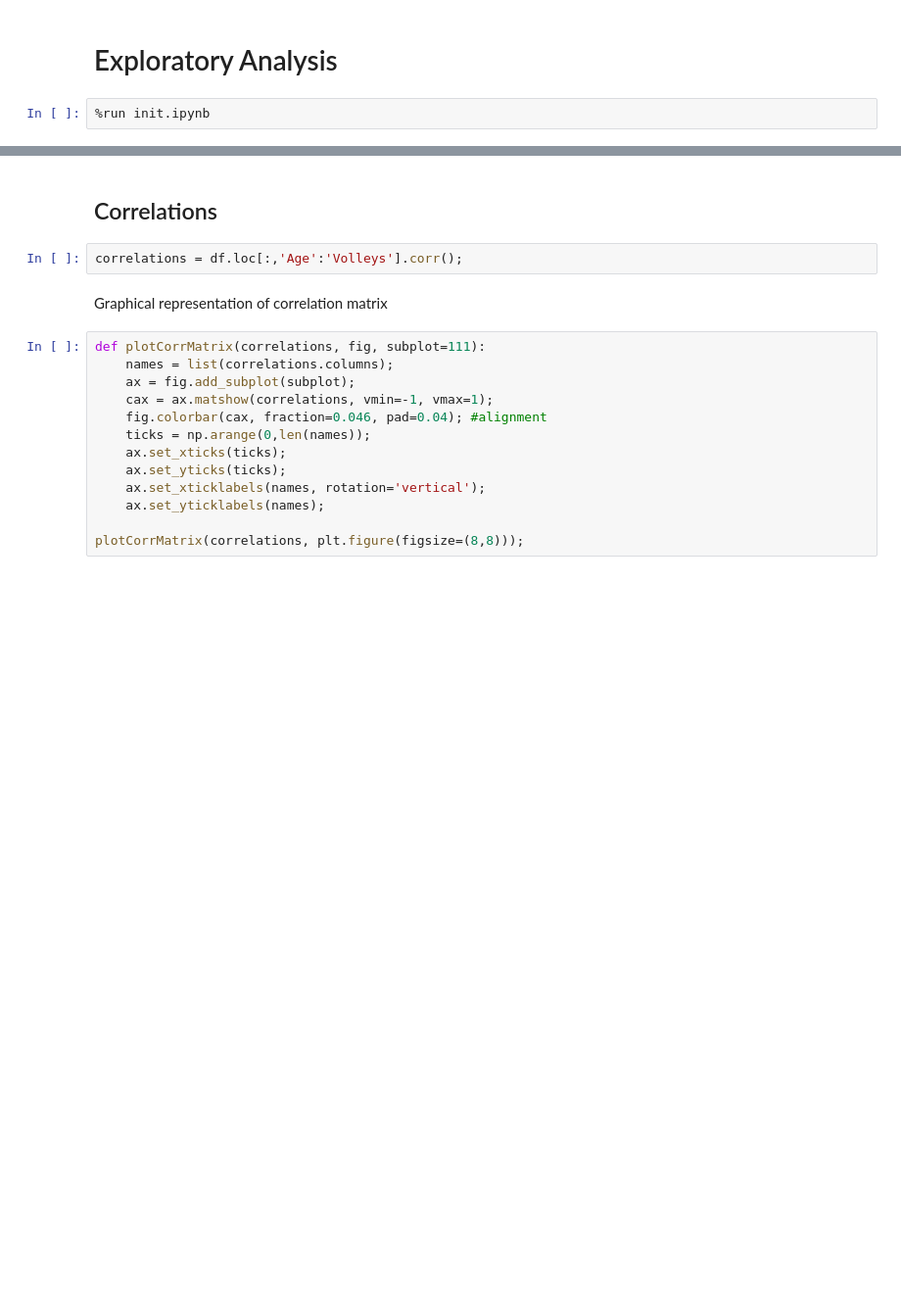
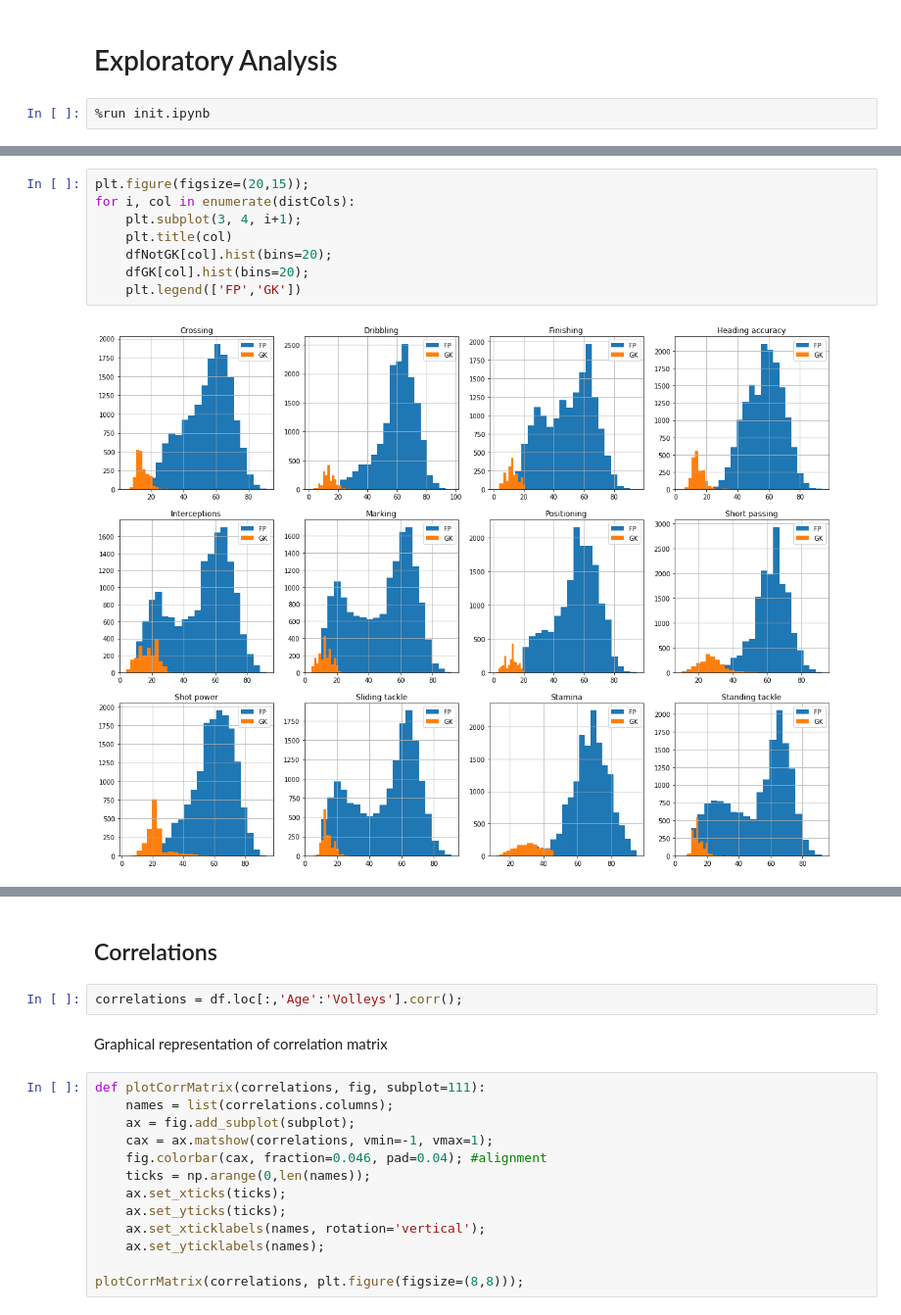
Before and after one commit to YarkoKhamar/DAProject, a Jupyter notebook: ExploratoryAnalysis.ipynb, the cells around one changed output, grey strips where cells are left out. Shown at 98% size. Drawn from its saved outputs; the diff is of its cells as text; blank space fills up the shorter version.

```diff
--- a/ExploratoryAnalysis.ipynb
+++ b/ExploratoryAnalysis.ipynb
@@ -4,0 +21,10 @@
+# %%
+plt.figure(figsize=(20,15));
+for i, col in enumerate(distCols):
+    plt.subplot(3, 4, i+1);
+    plt.title(col)
+    dfNotGK[col].hist(bins=20);
+    dfGK[col].hist(bins=20);
+    plt.legend(['FP','GK'])
+# %% [output]
+[figure, added]
```
Also changed, not shown: parts of 28 cells of this notebook, 1 other file.
